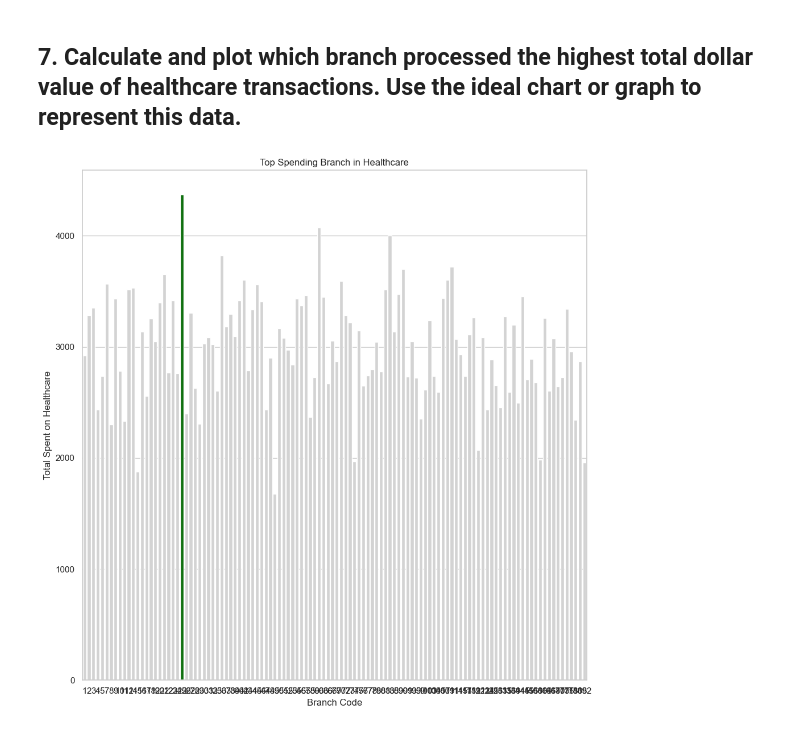
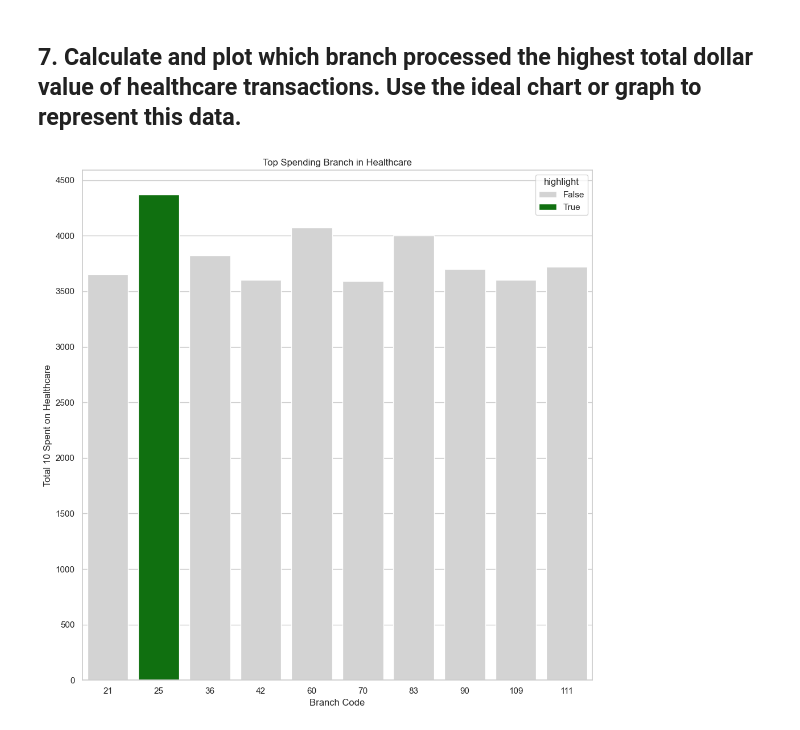
Before and after one commit to juanHunOfficial/data_capstone_proj, a Jupyter notebook: final_code/test_visuals.ipynb, the cells around one changed output. Cells and saved outputs as stored; diff of their text form; code cells hidden in the pictures.

```diff
--- a/final_code/test_visuals.ipynb
+++ b/final_code/test_visuals.ipynb
@@ -247,43 +244,40 @@ def plot_healthcare_transactions(cursor: object) -> None:
             left join cdw_sapp_branch cb on cc.branch_code = cb.branch_code
             where cc.transaction_type = 'Healthcare'
             group by cb.branch_code
-            order by sum(cc.transaction_value) desc;
+            order by sum(cc.transaction_value) desc
+            limit 10;
         """
     )
 
     df = pd.DataFrame(cursor.fetchall(), columns=["Branch Code", "Total Spent on Healthcare"])
 
     df_sorted = df.sort_values("Total Spent on Healthcare", ascending=False)
 
     top_spender = df_sorted.iloc[0]
 
     # Create a column that highlights the top spender
     df_sorted['highlight'] = df_sorted['Branch Code'] == top_spender['Branch Code']
 
     # Plot the horizontal bar chart
     plt.figure(figsize=(10, 10))
     sns.barplot(
         data=df_sorted,
         x="Branch Code",
         y="Total Spent on Healthcare",
         hue="highlight",  # Use hue to highlight the top spender
         palette={True: "green", False: "lightgray"},  # Highlight the top spender in green
         dodge=False
     )
 
     # Title and labels
     plt.title("Top Spending Branch in Healthcare")
     plt.xlabel("Branch Code")
-    plt.ylabel("Total Spent on Healthcare")
+    plt.ylabel("Total 10 Spent on Healthcare")
+    plt.yticks(range(0, 5000, 500))
     plt.tight_layout()
-
-    # Remove the legend (since we already have color for top spender)
-    plt.legend([], [], frameon=False)
-
-    # Show the plot
     plt.show()
 
 
 plot_healthcare_transactions(cursor)
 # %% [output]
-[figure, old version]
+[figure, new version]
```
Also changed, not shown: parts of 1 cell of this notebook, 4 other files.
